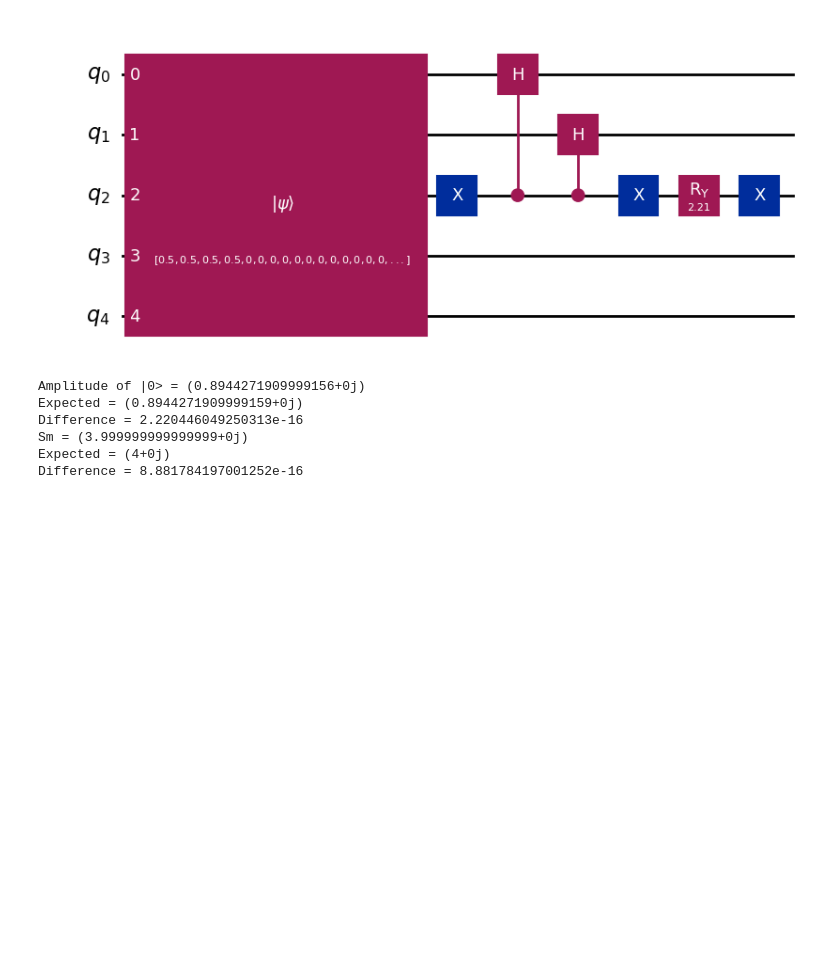
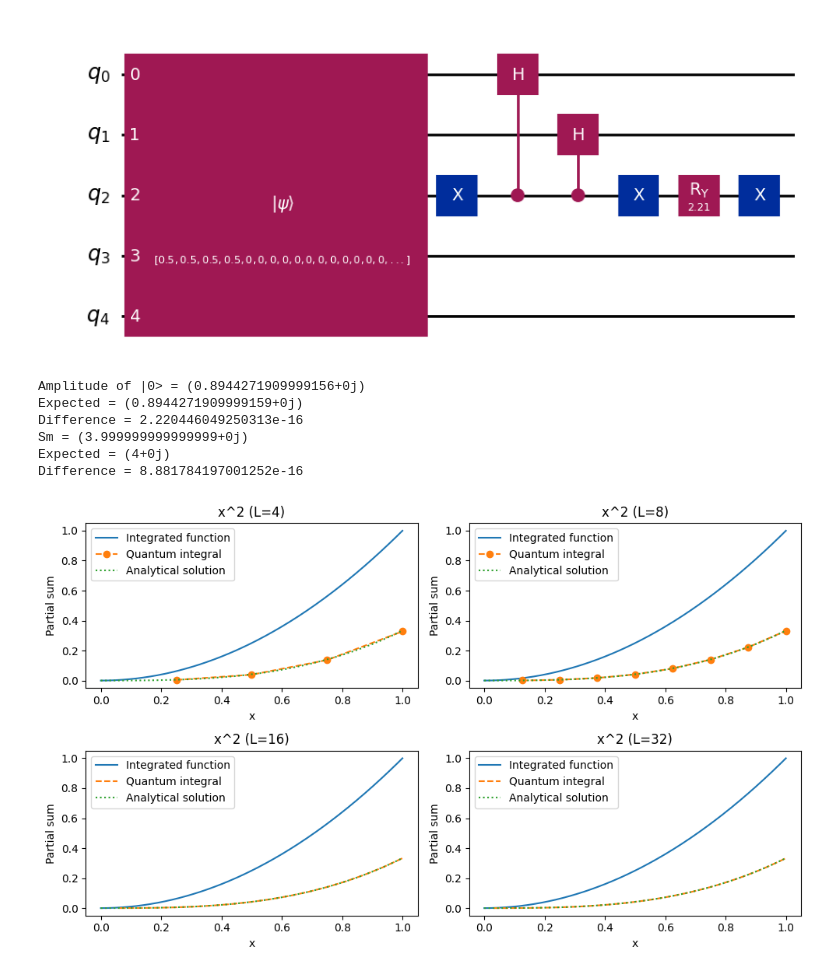
Before and after one commit to DKastelic/npmp-seminarska-1, a Jupyter notebook: seminarska.ipynb, the cells around one changed output. Cells and saved outputs as stored; diff of their text form; code cells hidden in the pictures; blank space fills up the shorter version.

Commit message:
integration examples

```diff
--- a/seminarska.ipynb
+++ b/seminarska.ipynb
@@ -156,3 +156,89 @@ def weightedAmplitudePartialSum(qc, M, b):
         qc.x(l[i])
 
     return qc
+# %%
+import matplotlib.pyplot as plt
+from qiskit.quantum_info import Statevector
+from qiskit import QuantumCircuit
+import numpy as np
+import math
+
+def quantum_partial_sum_estimate(f, M):
+    # choose minimal qubits to hold f
+    n = int(np.ceil(np.log2(len(f))))
+    N = 2**n
+    if M > N:
+        raise ValueError(f"M={M} is larger than available amplitude vector length N={N}. Increase sampling length L.")
+
+    fpad = np.zeros(N, dtype=complex)
+    fpad[:len(f)] = f
+    scale = np.linalg.norm(fpad)
+    if scale == 0:
+        return 0.0
+    f1 = fpad / scale
+    qc = QuantumCircuit(n)
+    qc.initialize(f1, list(range(n)))
+    amplitudePartialSum(qc, M)
+    sv = Statevector.from_instruction(qc)
+    amp0 = sv.data[0]
+    Sm = np.sqrt(M) * amp0 * scale
+    return Sm.real
+
+def sample(f, a, b, L):
+    """Sample function f on k equidistant points (mid-points of equally sized intervals) in (a,b)."""
+    half_of_interval = (b-a) / (2*L)
+    x = np.linspace(a + half_of_interval, b-half_of_interval, L)
+    return f(x)
+
+def plot_integrals_by_sample_size(name, f, a, b, j, analytical_solution = None):
+    Ls = [4, 8, 16, 32]
+    fig = plt.figure(figsize=(10,6))
+    for (i, L) in enumerate(Ls, 1):
+        fvals = sample(f, a, b, L)
+        xs = np.linspace(a, b, L+1)[1:] # end points of intervals
+
+        # plot original function
+        plt.subplot(2, 2, i)
+        plt.plot(np.linspace(a, b, 256), f(np.linspace(a, b, 256)), label='Integrated function')
+
+        # plot our approximation
+        Sq = np.array([quantum_partial_sum_estimate(fvals, i) for i in range(1, L+1)]) * (b-a)/L
+        marker = 'o' if L <= 8 else None
+        plt.plot(xs, Sq, label='Quantum integral', linestyle='--', marker=marker)
+
+        # plot "Classical" approximation
+        if (analytical_solution is not None):
+            plt.plot(np.linspace(a, b, 256), analytical_solution(np.linspace(a, b, 256)) - analytical_solution(a), label='Analytical solution', linestyle=':')
+        else:
+            # Trapezoidal rule cumulative integral at endpoints x1..xL
+            node_x = np.linspace(a, b, L+1)
+            node_vals = f(node_x)
+            h = (b - a) / L
+            cumsum = np.cumsum(node_vals)
+            Sr = h * (cumsum[1:] - 0.5 * (node_vals[0] + node_vals[1:]))
+            plt.plot(xs, Sr, label='Trapezoid estimation', linestyle=':')
+
+        # Label plot
+        plt.xlabel('x')
+        plt.ylabel('Partial sum')
+        plt.title(f'{name} (L={L})')
+        plt.legend()
+
+    # show plot
+    plt.tight_layout()
+    fig.savefig(f'integration-{j}')
+    plt.show()
+
+x2 = lambda x: x * x
+plot_integrals_by_sample_size("x^2", x2, 0, 1, 0, analytical_solution = lambda x: np.pow(x, 3) / 3 )
+
+exp = lambda x: np.exp(-x)
+plot_integrals_by_sample_size("exponential decay", exp, 0, 5, 1, analytical_solution = lambda x: 1 - np.exp(-x) )
+
+sine = lambda x: np.sin(x)
+plot_integrals_by_sample_size("sine function", sine, 0, 6 * np.pi, 2, analytical_solution = lambda x: -np.cos(x) )
+
+gauss = lambda x: np.sqrt(1 / (2 * np.pi)) * np.exp(- x * x / 2)
+plot_integrals_by_sample_size("standard normal distribution", gauss, -3, 3, 3)
+# %% [output]
+[figure, added]
```
Also changed, not shown: parts of 1 cell of this notebook, 1 other file.
